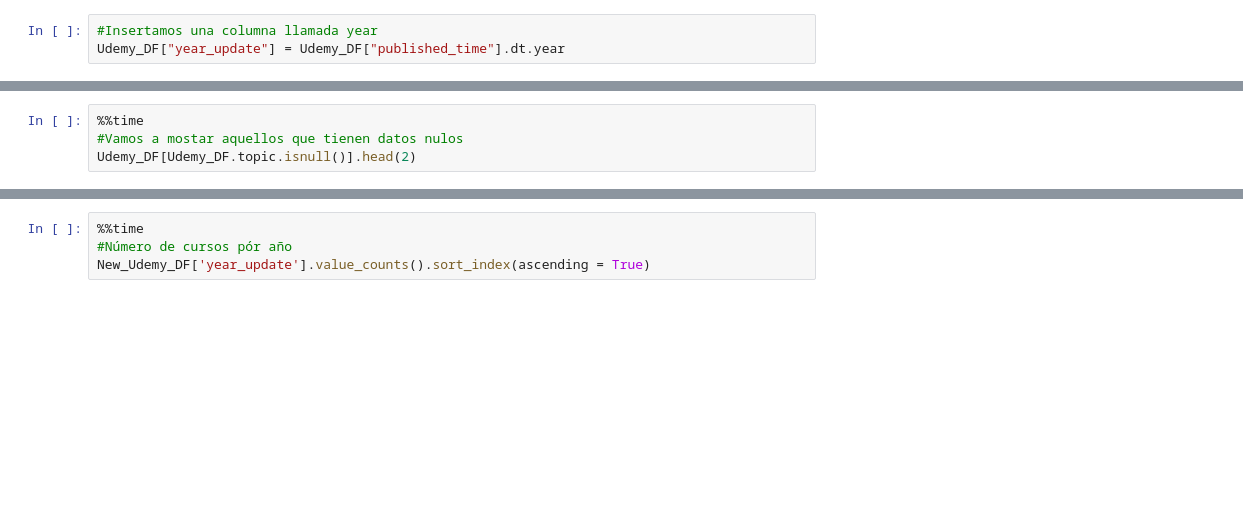
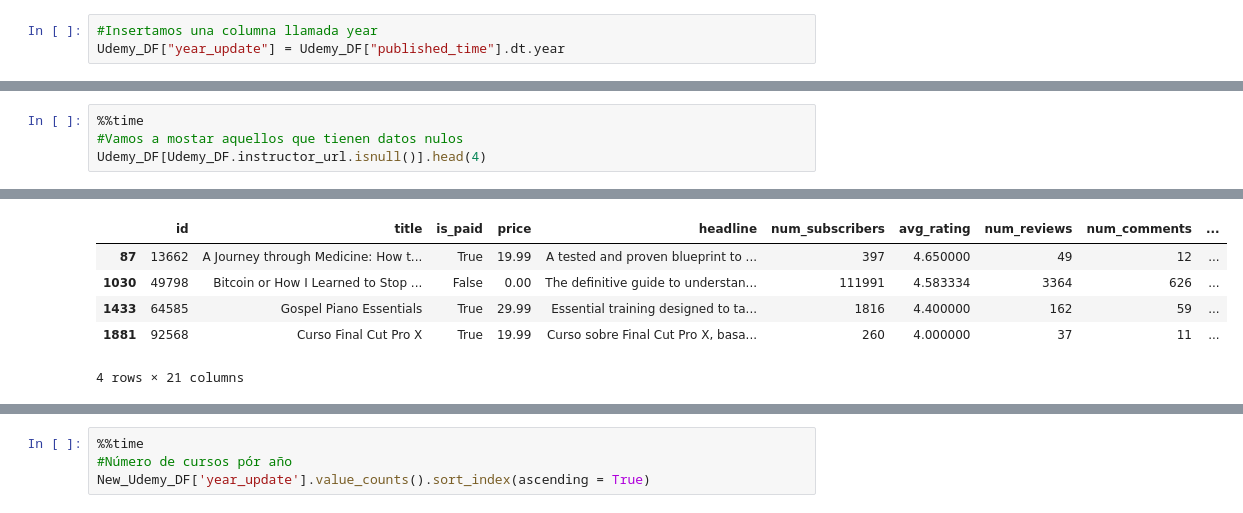
Before and after one commit to MayraCid/Udemy_Project, a Jupyter notebook: Udemy_pandas.ipynb, the cells around one changed output, grey strips where cells are left out. Saved outputs shown, nothing was run; the diff lists cells and outputs as text; blank space fills up the shorter version.

```diff
--- a/Udemy_pandas.ipynb
+++ b/Udemy_pandas.ipynb
@@ -99,4 +108,5 @@ Udemy_DF.isnull().sum()
 # %%
 %%time
 #Vamos a mostar aquellos que tienen datos nulos
-Udemy_DF[Udemy_DF.topic.isnull()].head(2)
+Udemy_DF[Udemy_DF.instructor_url.isnull()].head(4)
+# %% [output]
@@ -102,0 +115,6 @@ Udemy_DF[Udemy_DF.topic.isnull()].head(2)
+|  | id | title | is_paid | price | headline | num_subscribers | avg_rating | num_reviews | num_comments | ... |
+| 87 | 13662 | A Journey through Medicine: How t... | True | 19.99 | A tested and proven blueprint to ... | 397 | 4.650000 | 49 | 12 | ... |
+| 1030 | 49798 | Bitcoin or How I Learned to Stop ... | False | 0.00 | The definitive guide to understan... | 111991 | 4.583334 | 3364 | 626 | ... |
+| 1433 | 64585 | Gospel Piano Essentials | True | 29.99 | Essential training designed to ta... | 1816 | 4.400000 | 162 | 59 | ... |
+| 1881 | 92568 | Curso Final Cut Pro X | True | 19.99 | Curso sobre Final Cut Pro X, basa... | 260 | 4.000000 | 37 | 11 | ... |
+4 rows × 21 columns
```
Also changed, not shown: parts of 12 cells of this notebook, 2 other files.
